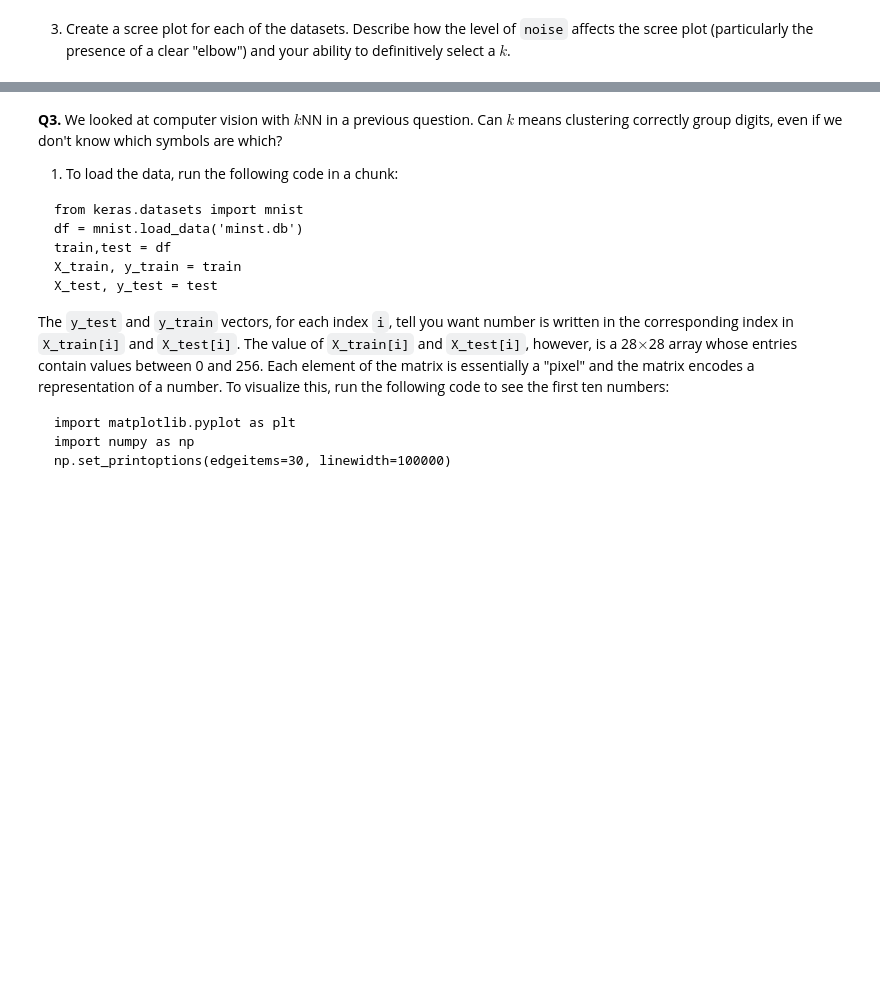
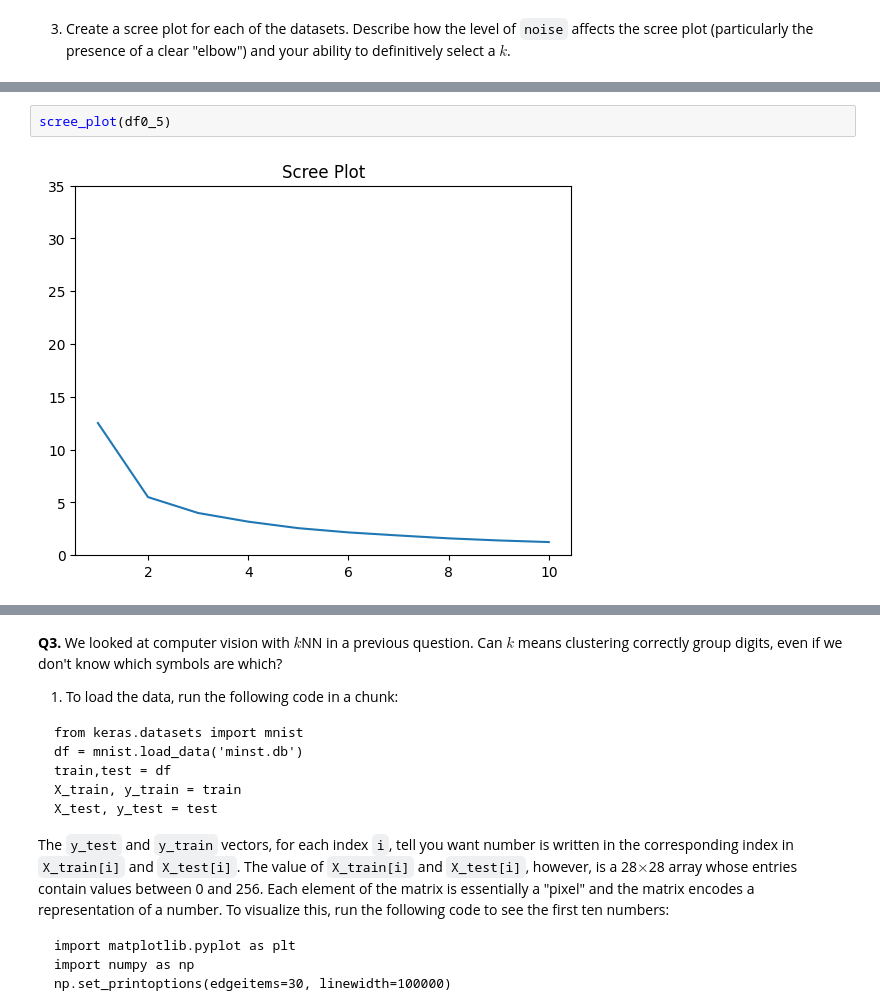
Before and after one commit to kelseymatsik/kmc, a Jupyter notebook: assignment_kmc.ipynb, the cells around one changed output, grey strips where cells are left out. Cells and saved outputs as stored; diff of their text form; blank space fills up the shorter version.

```diff
--- a/assignment_kmc.ipynb
+++ b/assignment_kmc.ipynb
@@ -449,0 +403,4 @@ scree_plot = sns.lineplot(x=k_grid, y=SSE).set_title('Standard Deviation = 2.0')
+# %%
+scree_plot(df0_5)
+# %% [output]
+[figure, added]
```
Also changed, not shown: parts of 13 cells of this notebook.
